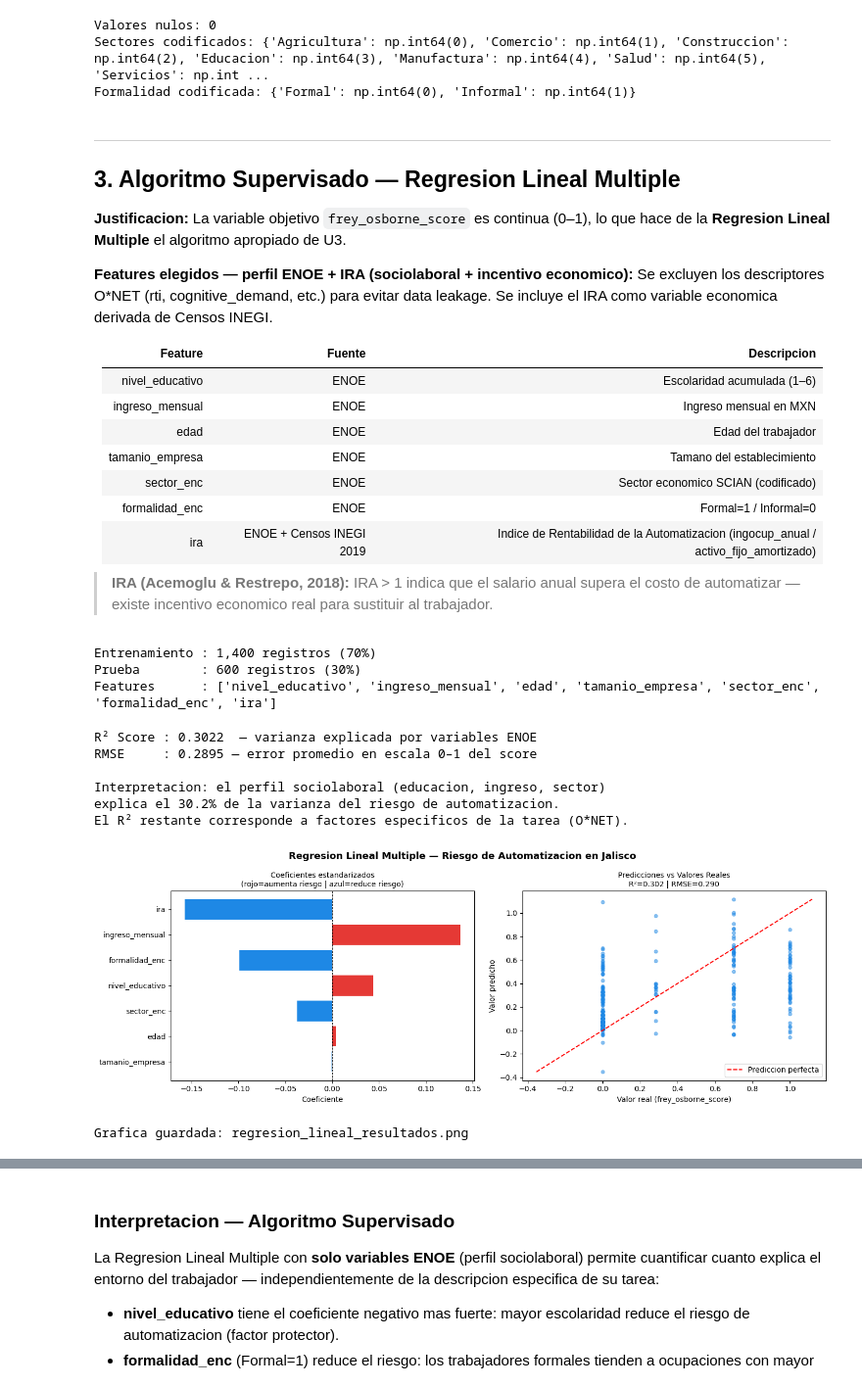
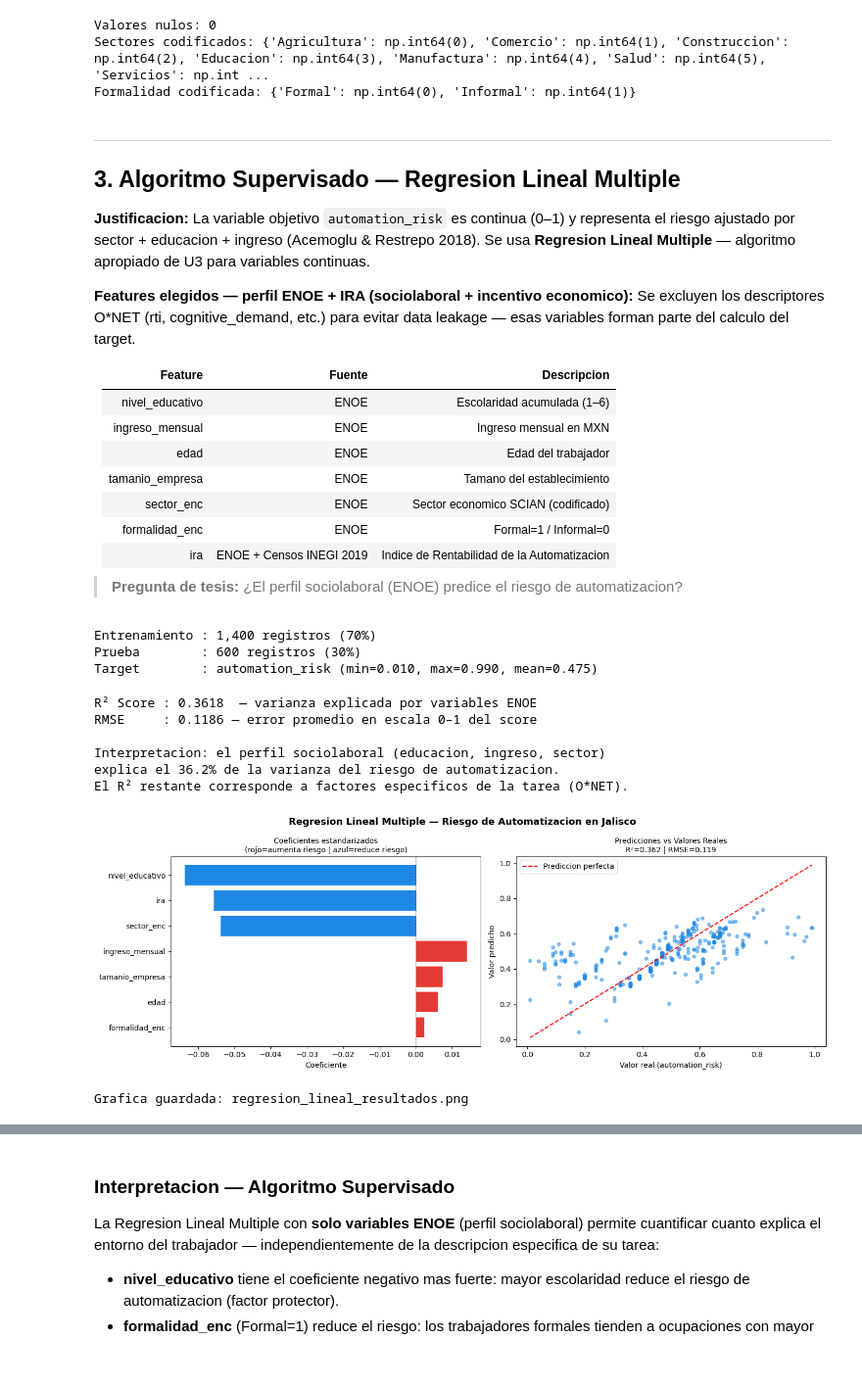
Before and after one commit to Carpuro/mcd_cucea, a Jupyter notebook: 2do-semestre/programacion-ii/proyectos/ProyectoFinal/07_ml_notebook.ipynb, the cells around one changed output, grey strips where cells are left out. Shown at 98% size. Drawn from its saved outputs; the diff is of its cells as text; code cells hidden in the pictures.

```diff
--- a/2do-semestre/programacion-ii/proyectos/ProyectoFinal/07_ml_notebook.ipynb
+++ b/2do-semestre/programacion-ii/proyectos/ProyectoFinal/07_ml_notebook.ipynb
@@ -108,12 +108,13 @@ Formalidad codificada: {'Formal': np.int64(0), 'Informal': np.int64(1)}
 ---
 ## 3. Algoritmo Supervisado — Regresion Lineal Multiple
 
-**Justificacion:** La variable objetivo `frey_osborne_score` es continua (0–1),
-lo que hace de la **Regresion Lineal Multiple** el algoritmo apropiado de U3.
+**Justificacion:** La variable objetivo `automation_risk` es continua (0–1)
+y representa el riesgo ajustado por sector + educacion + ingreso (Acemoglu & Restrepo 2018).
+Se usa **Regresion Lineal Multiple** — algoritmo apropiado de U3 para variables continuas.
 
 **Features elegidos — perfil ENOE + IRA (sociolaboral + incentivo economico):**
 Se excluyen los descriptores O*NET (rti, cognitive_demand, etc.) para evitar
-data leakage. Se incluye el IRA como variable economica derivada de Censos INEGI.
+data leakage — esas variables forman parte del calculo del target.
 
 | Feature | Fuente | Descripcion |
 |---------|--------|-------------|
@@ -123,30 +124,27 @@ data leakage. Se incluye el IRA como variable economica derivada de Censos INEGI
 | tamanio_empresa | ENOE | Tamano del establecimiento |
 | sector_enc | ENOE | Sector economico SCIAN (codificado) |
 | formalidad_enc | ENOE | Formal=1 / Informal=0 |
-| ira | ENOE + Censos INEGI 2019 | Indice de Rentabilidad de la Automatizacion (ingocup_anual / activo_fijo_amortizado) |
+| ira | ENOE + Censos INEGI 2019 | Indice de Rentabilidad de la Automatizacion |
 
-> **IRA (Acemoglu & Restrepo, 2018):** IRA > 1 indica que el salario anual supera
-> el costo de automatizar — existe incentivo economico real para sustituir al trabajador.
+> **Pregunta de tesis:** ¿El perfil sociolaboral (ENOE) predice el riesgo de automatizacion?
 # %%
-# Features: perfil sociolaboral ENOE + IRA (incentivo economico)
 features = ['nivel_educativo', 'ingreso_mensual', 'edad',
             'tamanio_empresa', 'sector_enc', 'formalidad_enc', 'ira']
 
 X = df[features]
-y = df['frey_osborne_score']
+y = df['automation_risk']   # score ajustado sector+educacion+ingreso (O*NET + ENOE)
 
-# Division 70/30 con random_state fijo (reproducibilidad)
 X_train, X_test, y_train, y_test = train_test_split(
     X, y, test_size=0.30, random_state=42
 )
 
 print(f'Entrenamiento : {len(X_train):,} registros ({len(X_train)/len(X):.0%})')
 print(f'Prueba        : {len(X_test):,} registros ({len(X_test)/len(X):.0%})')
-print(f'Features      : {features}')
+print(f'Target        : automation_risk (min={y.min():.3f}, max={y.max():.3f}, mean={y.mean():.3f})')
 # %% [output]
 Entrenamiento : 1,400 registros (70%)
 Prueba        : 600 registros (30%)
-Features      : ['nivel_educativo', 'ingreso_mensual', 'edad', 'tamanio_empresa', 'sector_enc', 'formalidad_enc', 'ira']
+Target        : automation_risk (min=0.010, max=0.990, mean=0.475)
 # %%
 # Estandarizacion — obligatoria para interpretar coeficientes comparativamente
 scaler = StandardScaler()
@@ -169,45 +167,42 @@ print('Interpretacion: el perfil sociolaboral (educacion, ingreso, sector)')
 print(f'explica el {r2*100:.1f}% de la varianza del riesgo de automatizacion.')
 print('El R² restante corresponde a factores especificos de la tarea (O*NET).')
 # %% [output]
-R² Score : 0.3022  — varianza explicada por variables ENOE
-RMSE     : 0.2895 — error promedio en escala 0–1 del score
+R² Score : 0.3618  — varianza explicada por variables ENOE
+RMSE     : 0.1186 — error promedio en escala 0–1 del score
 
 Interpretacion: el perfil sociolaboral (educacion, ingreso, sector)
-explica el 30.2% de la varianza del riesgo de automatizacion.
+explica el 36.2% de la varianza del riesgo de automatizacion.
 El R² restante corresponde a factores especificos de la tarea (O*NET).
 # %%
-# Coeficientes estandarizados — importancia relativa de variables
 coef_df = pd.DataFrame({
     'Variable': features,
     'Coeficiente': modelo_lr.coef_
 }).sort_values('Coeficiente', key=abs, ascending=True)
 
 fig, axes = plt.subplots(1, 2, figsize=(14, 5))
 fig.suptitle('Regresion Lineal Multiple — Riesgo de Automatizacion en Jalisco',
              fontsize=13, fontweight='bold')
 
-# Coeficientes
 colors = ['#E53935' if c > 0 else '#1E88E5' for c in coef_df['Coeficiente']]
 axes[0].barh(coef_df['Variable'], coef_df['Coeficiente'], color=colors)
 axes[0].axvline(0, color='black', linewidth=0.8, linestyle='--')
 axes[0].set_title('Coeficientes estandarizados\n(rojo=aumenta riesgo | azul=reduce riesgo)', fontsize=10)
 axes[0].set_xlabel('Coeficiente')
 
-# Predicciones vs valores reales
 axes[1].scatter(y_test, y_pred, alpha=0.5, color='#1E88E5', s=20)
 lims = [min(y_test.min(), y_pred.min()), max(y_test.max(), y_pred.max())]
 axes[1].plot(lims, lims, 'r--', linewidth=1.5, label='Prediccion perfecta')
-axes[1].set_xlabel('Valor real (frey_osborne_score)')
+axes[1].set_xlabel('Valor real (automation_risk)')
 axes[1].set_ylabel('Valor predicho')
 axes[1].set_title(f'Predicciones vs Valores Reales\nR²={r2:.3f} | RMSE={rmse:.3f}', fontsize=10)
 axes[1].legend()
 
 plt.tight_layout()
 plt.savefig('regresion_lineal_resultados.png', dpi=150, bbox_inches='tight')
 plt.show()
 print('Grafica guardada: regresion_lineal_resultados.png')
 # %% [output]
-[figure, old version]
+[figure, new version]
 Grafica guardada: regresion_lineal_resultados.png
 # %%
 # Curva de aprendizaje — detectar overfitting/underfitting
```
Also changed, not shown: parts of 6 cells of this notebook.
